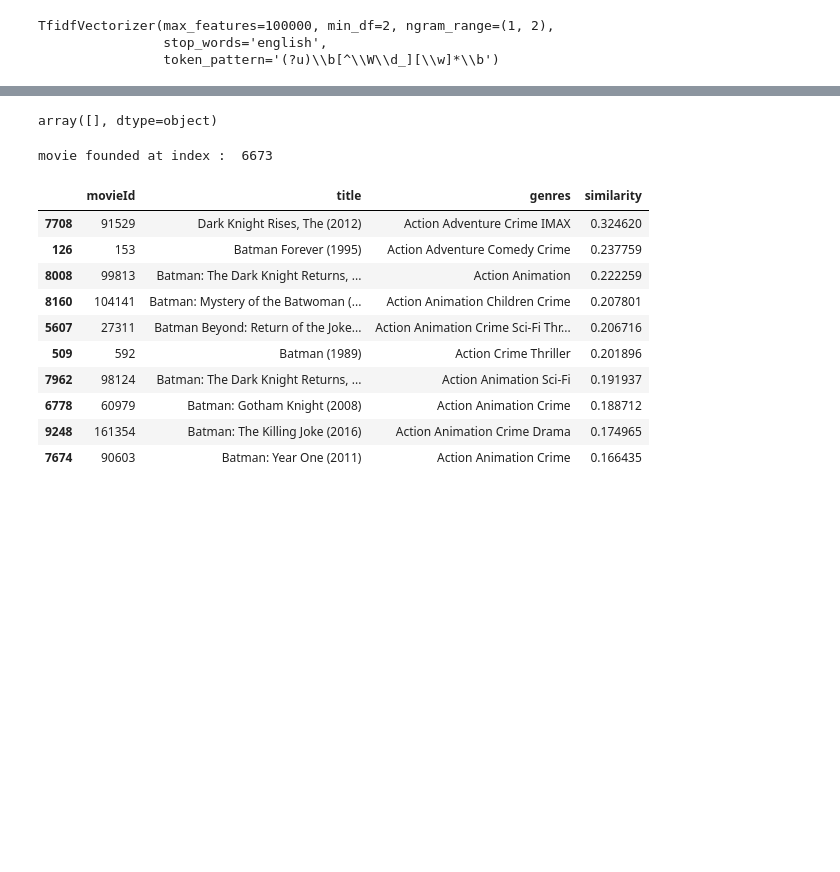
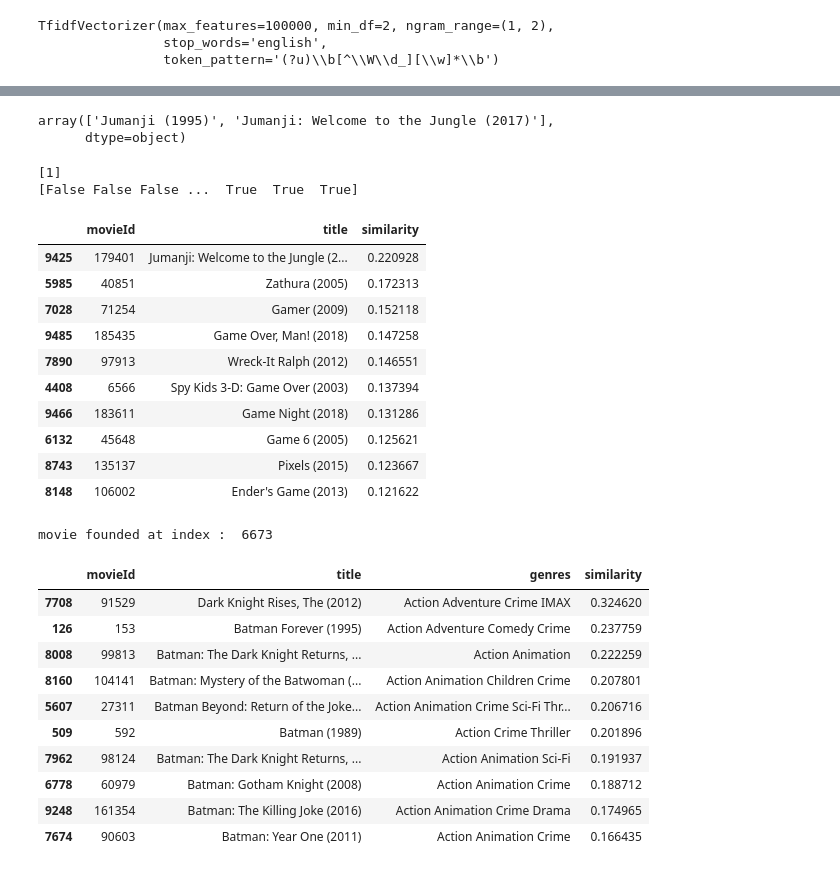
Before and after one commit to saadaliasghar1045-ops/Movie_recommender-Hybrid-, a Jupyter notebook: src/notebooks/model_training.ipynb, the cells around one changed output, grey strips where cells are left out. Drawn from its saved outputs; the diff is of its cells as text; code cells hidden in the pictures; blank space fills up the shorter version.

```diff
--- a/src/notebooks/model_training.ipynb
+++ b/src/notebooks/model_training.ipynb
@@ -50,5 +50,5 @@ tfidf_matrix
 # %%
-search_title = "xo kitty"
+search_title = "jumanji"
 
 matches = df[
     df["title"].str.contains(
@@ -63,36 +63,62 @@ titles = matches["title"].to_numpy()
 # %%
 titles
 # %% [output]
-array([], dtype=object)
+array(['Jumanji (1995)', 'Jumanji: Welcome to the Jungle (2017)'],
+      dtype=object)
 # %%
 def get_index(titles,df):
     match = df.index[
     df['title'].str.casefold() == title.casefold()
     ].tolist()
     return match
+# %%
+def yearly_filtered_movs_idxs (df,limit_year : int):
+    filtered_idxs = (
+        df['year'].notna()
+        & (df['year'] >= limit_year)
+    ).to_numpy()
+    print(filtered_idxs)
+    return filtered_idxs
 # %%
 n_recs = 15
 if titles.shape[0] != 0:
     n_titles = titles.shape[0]
 else :
     n_titles = 1
 
 rec_per_title = n_recs//n_titles
 for title in titles :
     crr_index = get_index(title,df)
     print(crr_index)
     similartity_matrix = cosine_similarity(
         tfidf_matrix[crr_index],
         tfidf_matrix
     ).ravel() # cosine similarity gives 2D array .ravel() convert it into 1D array
+
+    not_eligible = yearly_filtered_movs_idxs(df,2000)
     similartity_matrix[crr_index] = -1
+    similartity_matrix[~not_eligible] = -1
     recom_movs_idx = similartity_matrix.argsort()[::-1][:10]
     recoms_for_crr_title = df.iloc[recom_movs_idx][
         ['movieId','title']
     ]
     recoms_for_crr_title['similarity'] = similartity_matrix[recom_movs_idx]
     display(recoms_for_crr_title)
     break
+# %% [output]
+[1]
+[False False False ...  True  True  True]
+|  | movieId | title | similarity |
+| 9425 | 179401 | Jumanji: Welcome to the Jungle (2... | 0.220928 |
+| 5985 | 40851 | Zathura (2005) | 0.172313 |
+| 7028 | 71254 | Gamer (2009) | 0.152118 |
+| 9485 | 185435 | Game Over, Man! (2018) | 0.147258 |
+| 7890 | 97913 | Wreck-It Ralph (2012) | 0.146551 |
+| 4408 | 6566 | Spy Kids 3-D: Game Over (2003) | 0.137394 |
+| 9466 | 183611 | Game Night (2018) | 0.131286 |
+| 6132 | 45648 | Game 6 (2005) | 0.125621 |
+| 8743 | 135137 | Pixels (2015) | 0.123667 |
+| 8148 | 106002 | Ender's Game (2013) | 0.121622 |
 # %%
 movie_title = 'Dark Knight, The (2008)'
 
```
Also changed, not shown: parts of 2 cells of this notebook, 1 other file.
